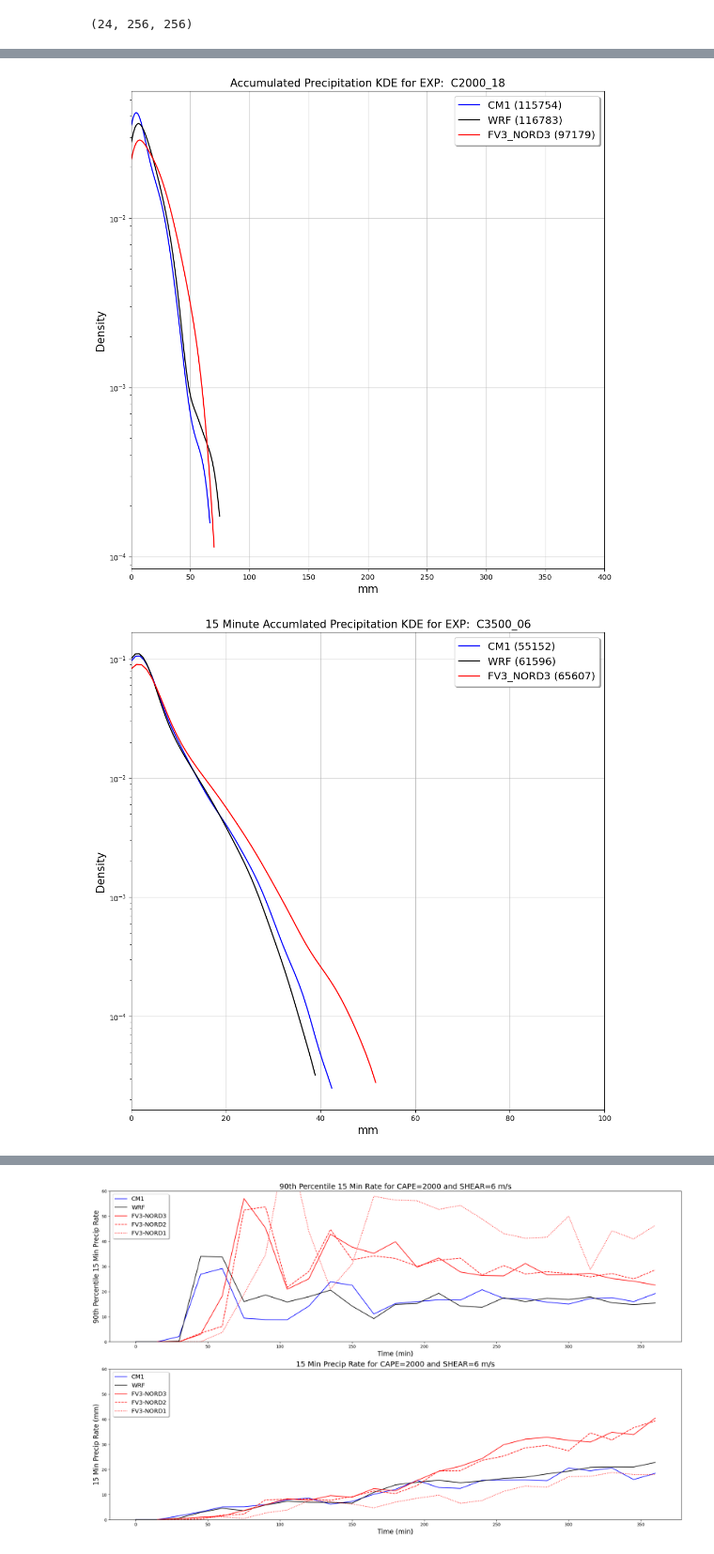
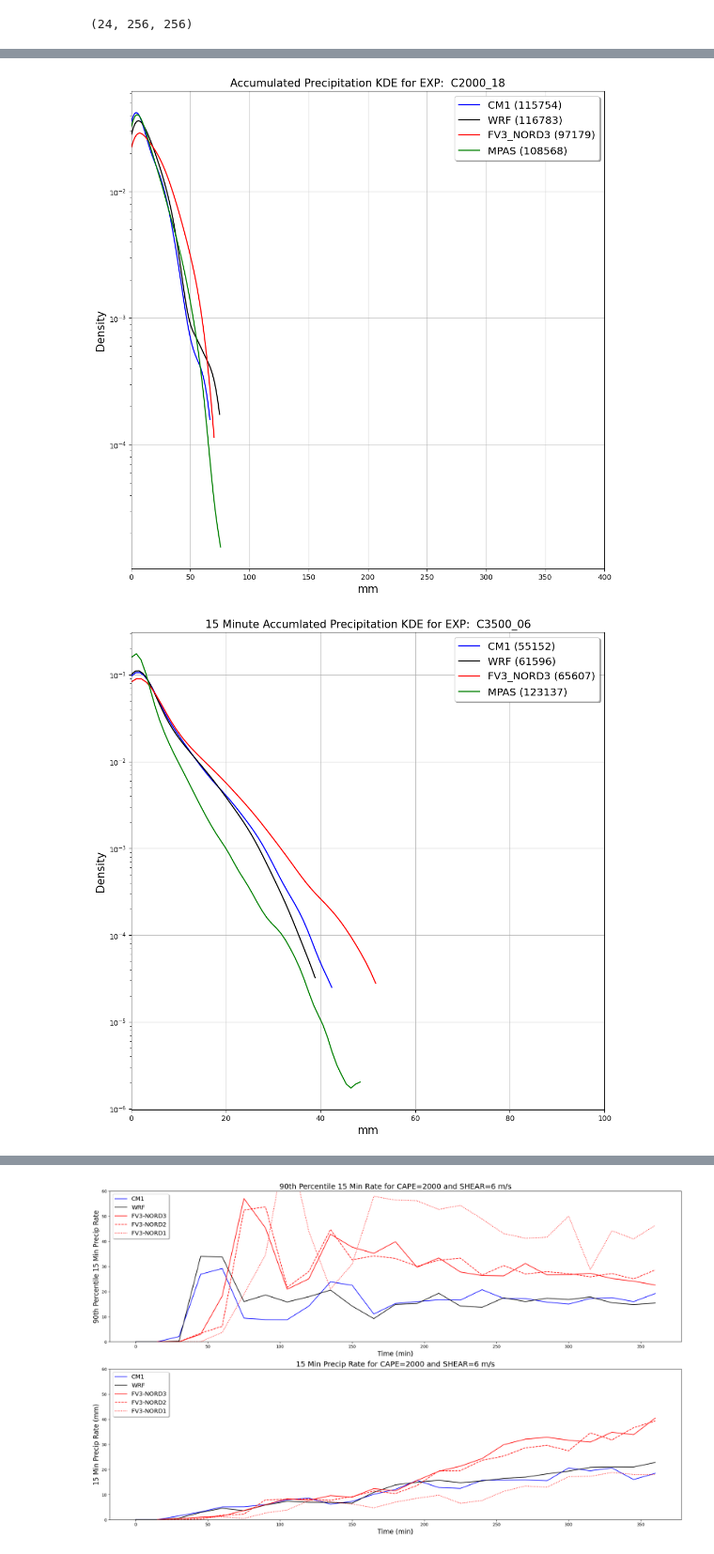
Before and after one commit to louiswicker/CAM_analysis_tools, a Jupyter notebook: ideal_cases/precip.ipynb, the cells around one changed output, grey strips where cells are left out. Shown at 94% size. Saved outputs shown, nothing was run; the diff lists cells and outputs as text; code cells hidden in the pictures.

```diff
--- a/ideal_cases/precip.ipynb
+++ b/ideal_cases/precip.ipynb
@@ -32,6 +32,7 @@ The autoreload extension is already loaded. To reload it, use:
 models = { 'cm1': pickle2Obj('precip/cm1_squall_3km_accum_prec.pkl',retObj=False),
            'wrf': pickle2Obj('precip/wrf_squall_3km_accum_prec.pkl', retObj=False),
            'solo': pickle2Obj('precip/solo_squall_3km_accum_prec.pkl',retObj=False),
+          'mpas': pickle2Obj('precip/mpas_squall_3km_accum_prec.pkl',retObj=False),
            # 'solo2': pickle2Obj('precip/solo_squall_3km_nord2_accum_prec.pkl',retObj=False),
            # 'solo1': pickle2Obj('precip/solo_squall_3km_nord1_accum_prec.pkl',retObj=False)
          }
@@ -93,12 +94,14 @@ def precip_histogram(models, label, all_times=False):
         if key == 'solo1':
             ax.plot(eval_points, y_sp, color='r', linestyle=':', label='FV3_NORD1 (%d)' % data_no_zero.shape)
 
-
         if key == 'wrf':
             ax.plot(eval_points, y_sp, color='k', label='WRF (%d)' % data_no_zero.shape)
 
         if key == 'cm1':
             ax.plot(eval_points, y_sp, color='b', label='CM1 (%d)' % data_no_zero.shape)
+
+        if key == 'mpas':
+            ax.plot(eval_points, y_sp, color='g', label='MPAS (%d)' % data_no_zero.shape)
 
     ax.set_xlim(xlim[:])
     ax.set_yscale("log")
@@ -135,2 +138,2 @@ precip_histogram(models, 'C3500_18', all_times = True)
-[figure, old version]
+[figure, new version]
-[figure, old version]
+[figure, new version]
```
Also changed, not shown: parts of 1 cell of this notebook, 8 other files.
